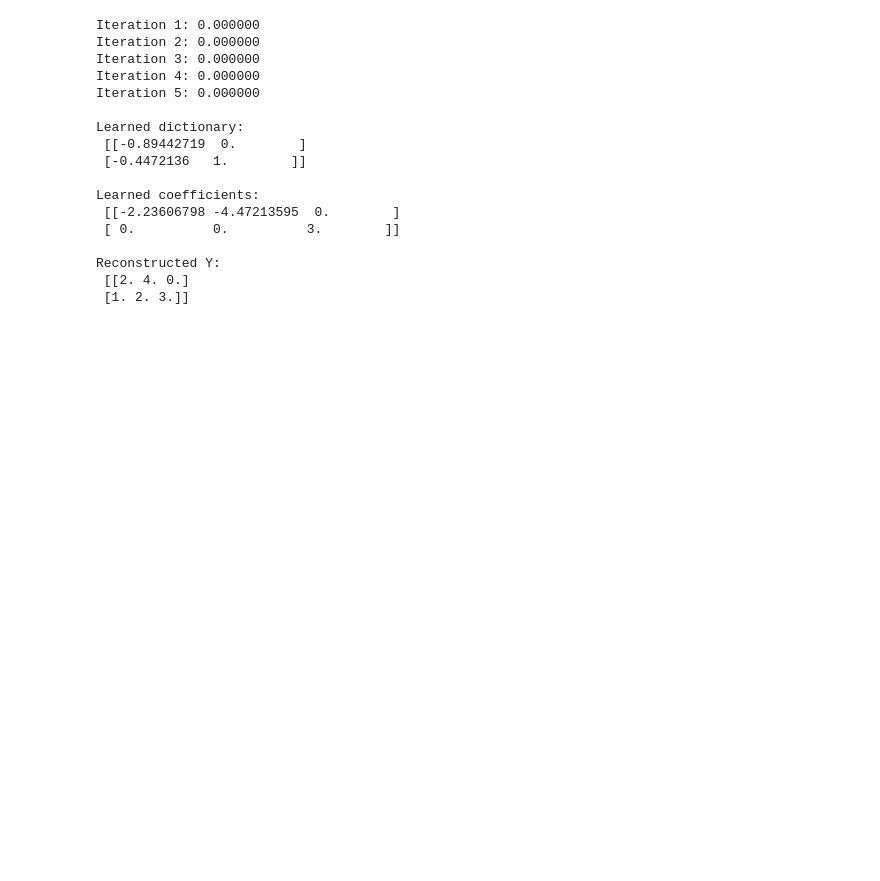
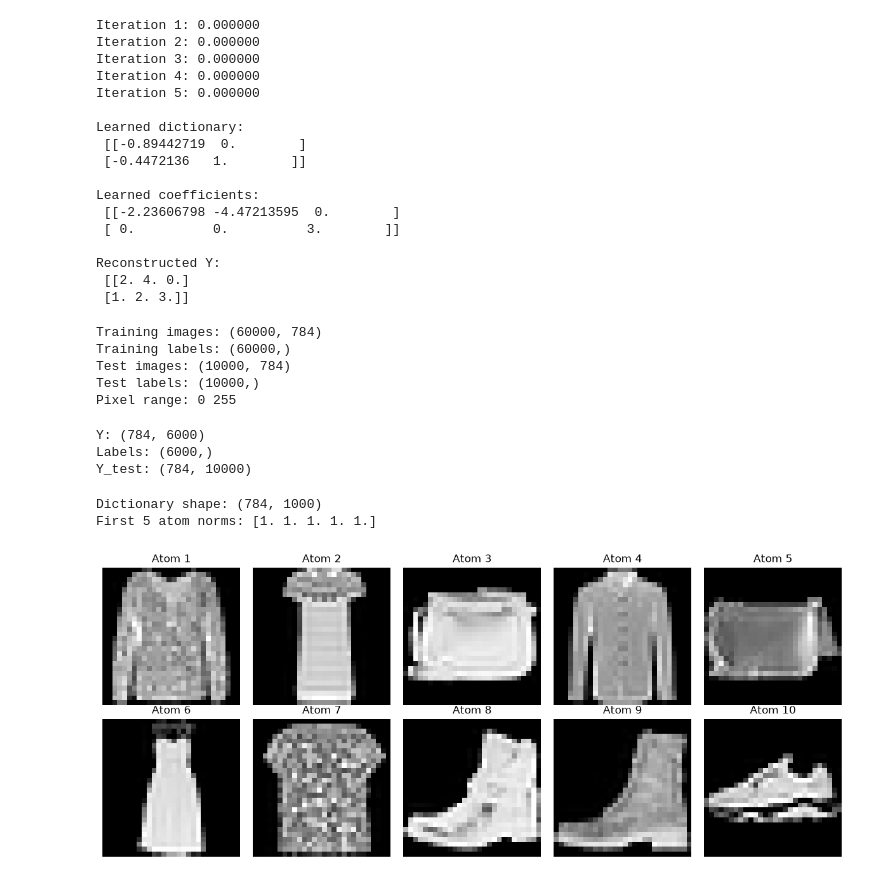
Before and after one commit to rigozu9/Matrix-and-Tensor-Techniques-for-DS, a Jupyter notebook: lab4/lab4.ipynb, the cells around one changed output. Drawn from its saved outputs; the diff is of its cells as text; code cells hidden in the pictures; blank space fills up the shorter version.

```diff
--- a/lab4/lab4.ipynb
+++ b/lab4/lab4.ipynb
@@ -168,0 +207,76 @@ Reconstructed Y:
+# %%
+train, train_labels, test, test_labels = load_fashion_mnist(
+    "../lab2/Lab 2 material/fashion_all.tar.gz"
+)
+print("Training images:", train.shape)
+print("Training labels:", train_labels.shape)
+print("Test images:", test.shape)
+print("Test labels:", test_labels.shape)
+
+print("Pixel range:", train.min(), train.max())
+# %% [output]
+Training images: (60000, 784)
+Training labels: (60000,)
+Test images: (10000, 784)
+Test labels: (10000,)
+Pixel range: 0 255
+# %%
+rng = np.random.default_rng(42)
+
+indices = rng.choice(
+    train.shape[0],
+    size=6000,
+    replace=False
+)
+
+Y = train[indices].T.astype(float) / 255.0
+labels = train_labels[indices]
+
+Y_test = test.T.astype(float) / 255.0
+
+print("Y:", Y.shape)
+print("Labels:", labels.shape)
+print("Y_test:", Y_test.shape)
+# %% [output]
+Y: (784, 6000)
+Labels: (6000,)
+Y_test: (784, 10000)
+# %%
+k = 1000
+tau = 5
+max_iter = 5
+
+atom_indices = rng.choice(
+    Y.shape[1],
+    size=k,
+    replace=False
+)
+
+D_initial = Y[:, atom_indices].copy()
+
+norms = np.linalg.norm(D_initial, axis=0)
+
+D_initial /= norms
+
+print("Dictionary shape:", D_initial.shape)
+print("First 5 atom norms:", np.linalg.norm(D_initial, axis=0)[:5])
+# %% [output]
+Dictionary shape: (784, 1000)
+First 5 atom norms: [1. 1. 1. 1. 1.]
+# %%
+import matplotlib.pyplot as plt
+
+fig, axes = plt.subplots(2, 5, figsize=(12, 5))
+
+for i, ax in enumerate(axes.flat):
+    ax.imshow(
+        D_initial[:, i].reshape(28, 28),
+        cmap="gray"
+    )
+    ax.set_title(f"Atom {i + 1}")
+    ax.axis("off")
+
+plt.tight_layout()
+plt.show()
+# %% [output]
+[figure, added]
```
Also changed, not shown: parts of 19 cells of this notebook.
